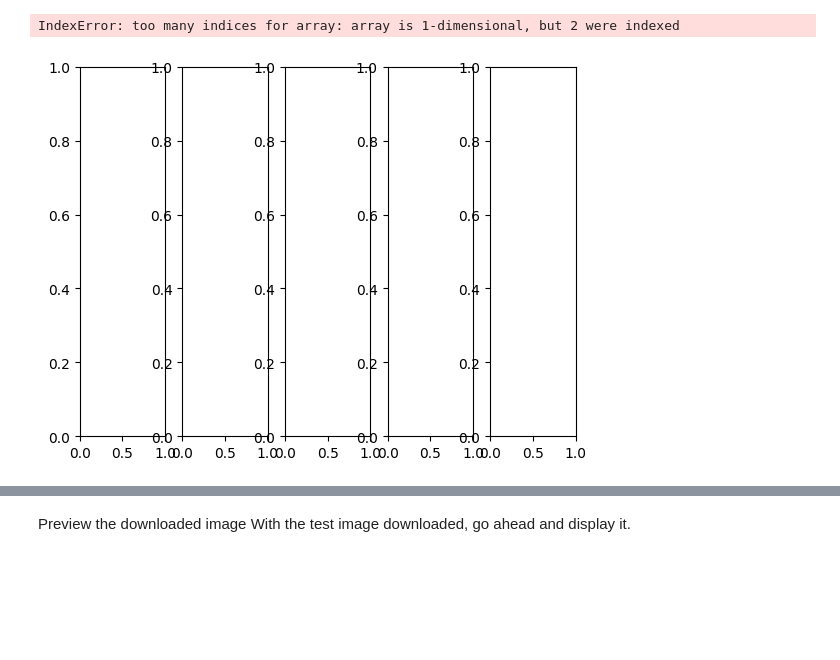
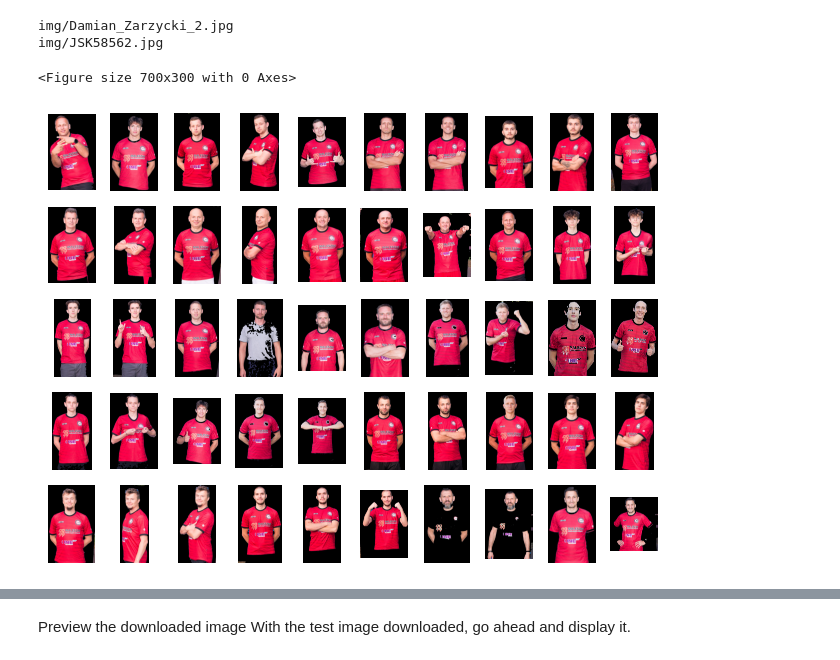
Before and after one commit to kozolex/SportPlayerPhoto, a Jupyter notebook: POC.ipynb, the cells around one changed output, grey strips where cells are left out. Cells and saved outputs as stored; diff of their text form; code cells hidden in the pictures; blank space fills up the shorter version.

```diff
--- a/POC.ipynb
+++ b/POC.ipynb
@@ -94,27 +118,57 @@ def visualize(
 # %%
 #Create an ObjectDetector object.
 base_options = python.BaseOptions(model_asset_path='efficientdet.tflite')
-options = vision.ObjectDetectorOptions(base_options=base_options, score_threshold=0.5, max_results=1,running_mode=vision.RunningMode.IMAGE )
+options = vision.ObjectDetectorOptions(base_options=base_options, score_threshold=0.4, max_results=1,running_mode=vision.RunningMode.IMAGE )
 detector = vision.ObjectDetector.create_from_options(options)
 
 img_list = []
 for image_path in glob('img/*.jpg'):
 
+
     image = mp.Image.create_from_file(image_path)
     # Detect objects in the input image.
     detection_result = detector.detect(image)
 
-    # STEP 5: Process the detection result. In this case, visualize it.
+    # Process the image
     image_copy = np.copy(image.numpy_view())
+    image_cut = cutting_full_body(image_copy, detection_result)
+    #image_cut = popraw_kontrast(image_cut)
+    try:
+        # HSV
 
-    image_cut = cutting_full_body(image_copy, detection_result)
-    #annotated_image = visualize(image_copy, detection_result)
-    #rgb_annotated_image = cv2.cvtColor(annotated_image, cv2.COLOR_BGR2RGB)
-    img_list.append(image_cut)
-show_list_images(img_list)
+        hsv = cv2.cvtColor(image_cut, cv2.COLOR_BGR2HSV)
+        h = hsv[:,:,0]
+        _, mask = cv2.threshold(h, 0, 255, cv2.THRESH_BINARY + cv2.THRESH_OTSU)
+        #lower_blue = np.array([20, 0, 0])
+        #upper_blue = np.array([255, 255, 255])
+
+        #mask = cv2.inRange(hsv, lower_blue, upper_blue)
+        #mask = cv2.adaptiveThreshold(mask, 255, cv2.ADAPTIVE_THRESH_MEAN_C, cv2.THRESH_BINARY_INV, 11, 2)
+
+        kernel = np.ones((5,5),np.uint8)
+        mask = cv2.morphologyEx(mask, cv2.MORPH_CLOSE, kernel, iterations=3)
+
+        contours, _ = cv2.findContours(mask, cv2.RETR_EXTERNAL, cv2.CHAIN_APPROX_SIMPLE)
+        mask_largest_contour = np.zeros_like(mask)
+        # Max countour
+        """
+        if contours:
+            largest_contour = max(contours, key=cv2.contourArea)
+            cv2.drawContours(mask_largest_contour, [largest_contour], -1, (255), thickness=cv2.FILLED)
+        # Zastosuj maskę do obrazu
+        res = cv2.bitwise_and(image_cut,image_cut, mask= mask_largest_contour)
+        """
+        res = cv2.bitwise_and(image_cut,image_cut, mask= mask)
+        img_list.append(res)
+    except:
+        print(image_path)
+
+show_list_images(img_list, 10, (7, 3))
 # %% [output]
-IndexError: too many indices for array: array is 1-dimensional, but 2 were indexed
+img/Damian_Zarzycki_2.jpg
+img/JSK58562.jpg
+<Figure size 700x300 with 0 Axes>
-[figure, old version]
+[figure, new version]
 # %%
 # Konwertuj obraz na przestrzeń kolorów HSV
 hsv = cv2.cvtColor(image_cut, cv2.COLOR_BGR2HSV)
```
Also changed, not shown: parts of 3 cells of this notebook.
